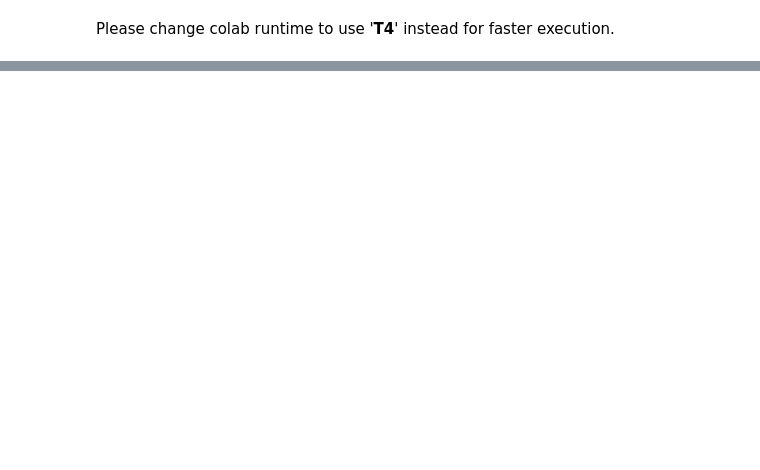
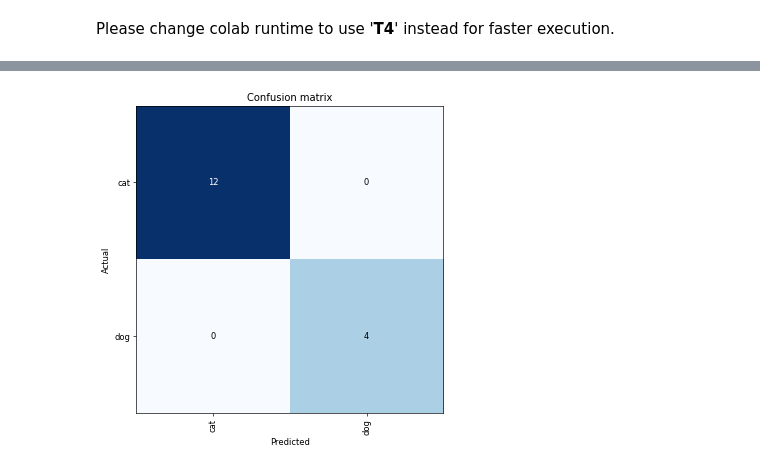
Before and after one commit to Catefishh/Image-Classifier-model, a Jupyter notebook: Simple_Image_Classifier_model_using_fast_ai_library.ipynb, the cells around one changed output, grey strips where cells are left out. Saved outputs shown, nothing was run; the diff lists cells and outputs as text; code cells hidden in the pictures; blank space fills up the shorter version.

```diff
--- a/Simple_Image_Classifier_model_using_fast_ai_library.ipynb
+++ b/Simple_Image_Classifier_model_using_fast_ai_library.ipynb
@@ -122,0 +103,6 @@ plt.show()
+# %%
+# Step 6: Evaluating the model's performance with a confusion matrix.
+interp = ClassificationInterpretation.from_learner(learn)
+interp.plot_confusion_matrix(figsize=(6, 6), dpi=60)
+plt.show()
+# %% [output]
@@ -123,3 +111,4 @@ plt.show()
+[figure, added]
 # %%
 # Step 7: Upload image(s) and make predictions.
 def classify_uploaded_image():
```
Also changed, not shown: parts of 6 cells of this notebook.
